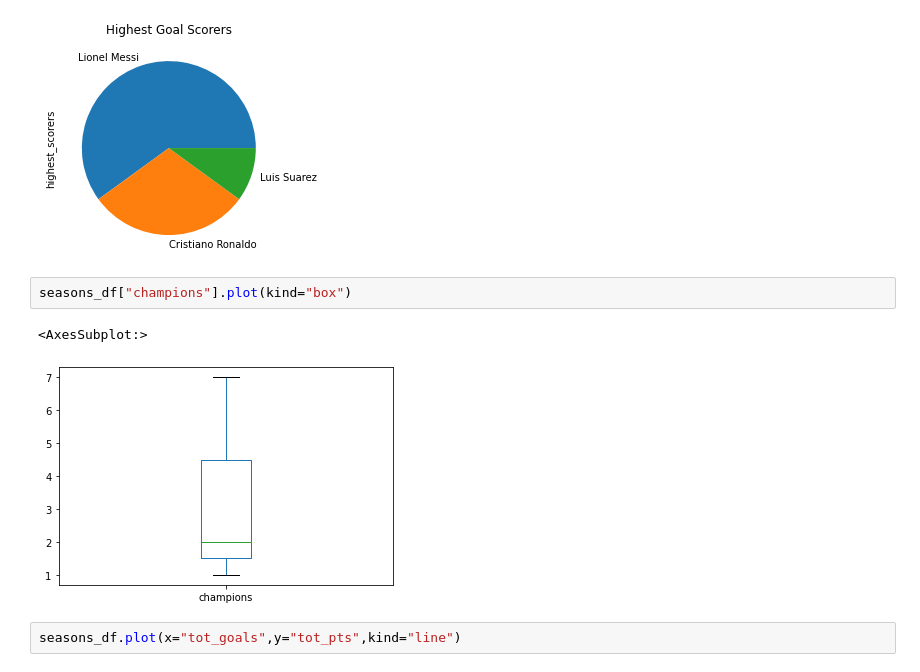
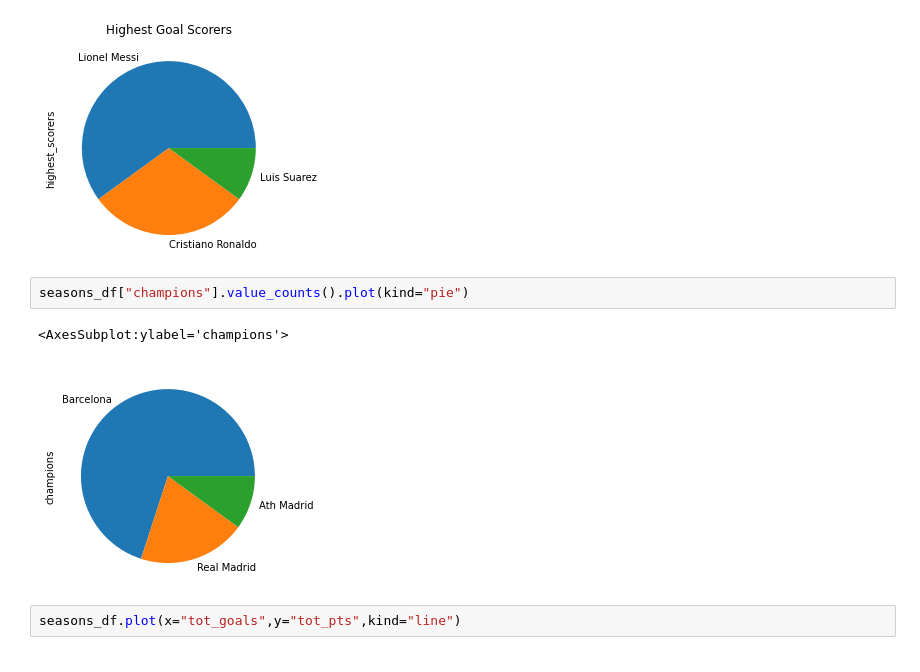
Before and after one commit to king-tomi/Spanish-La-liga-Analysis, a Jupyter notebook: notebooks/analysis.ipynb, the cells around one changed output. Saved outputs shown, nothing was run; the diff lists cells and outputs as text.

```diff
--- a/notebooks/analysis.ipynb
+++ b/notebooks/analysis.ipynb
@@ -145,10 +145,10 @@ plt.title("Highest Goal Scorers")
 Text(0.5, 1.0, 'Highest Goal Scorers')
 [figure]
 # %%
-seasons_df["champions"].plot(kind="box")
+seasons_df["champions"].value_counts().plot(kind="pie")
 # %% [output]
-<AxesSubplot:>
+<AxesSubplot:ylabel='champions'>
-[figure, old version]
+[figure, new version]
 # %%
 seasons_df.plot(x="tot_goals",y="tot_pts",kind="line")
 # %% [output]
```
Also changed, not shown: parts of 17 cells of this notebook, 5 other files.
